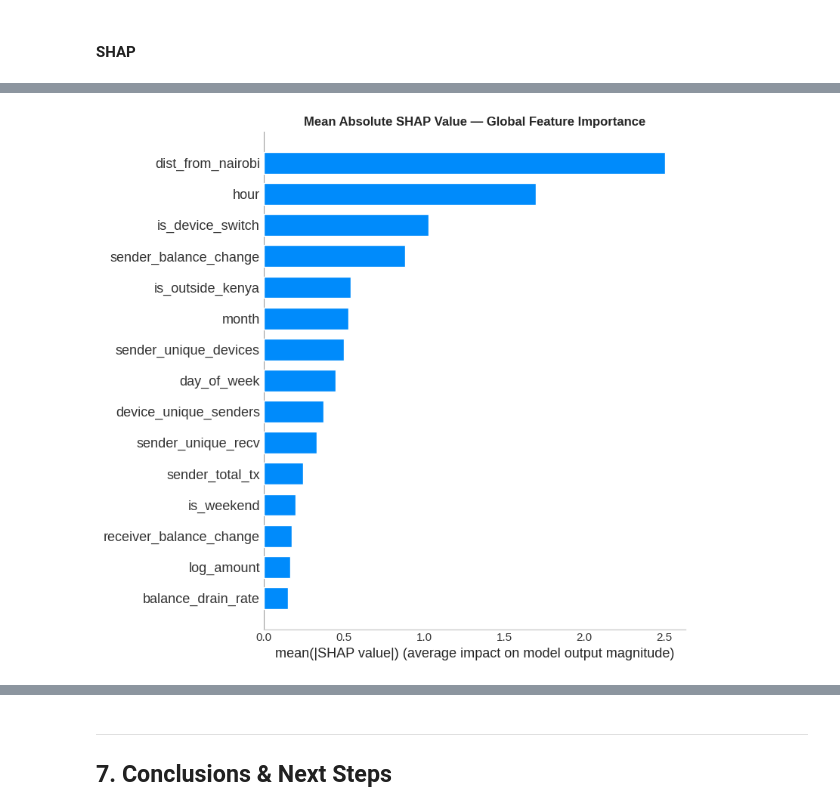
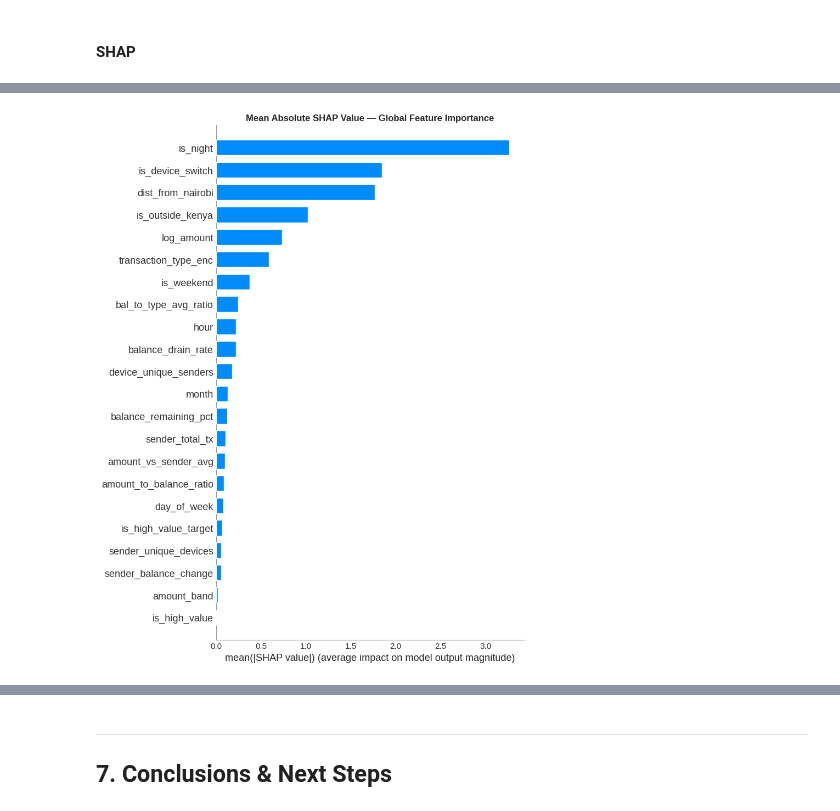
Before and after one commit to minich-code/financial-fraud, a Jupyter notebook: notebooks/starter_template.ipynb, the cells around one changed output, grey strips where cells are left out. Drawn from its saved outputs; the diff is of its cells as text; code cells hidden in the pictures.

```diff
--- a/notebooks/starter_template.ipynb
+++ b/notebooks/starter_template.ipynb
@@ -1716,7 +2839,8 @@ eda_cols_to_drop = [
     'balance_remaining_pct',
     'amount_band',
     'hour', 'day_of_week', 'day_name',
-    'week', 'month', 'date'
+    'week', 'month', 'date', 'age_bucket',
+    'first_tx_date', 'balance_discrepancy', 'receiver_balance_change', 'sender_unique_recv'
 ]
 
 df_clean = df.drop(
@@ -1734,8 +2858,6 @@ Shape: (50000, 14)
 # %% [markdown]
 ### Feature enginnering
 # %%
-# --- 3.8 Master engineer_features() function ---
-
 def engineer_features(df):
     """
     Full feature engineering pipeline — callable on both train and test sets.
@@ -1749,20 +2871,25 @@ def engineer_features(df):
     df = add_geographic_features(df)
     df = add_balance_features(df)
     df = encode_categoricals(df)
+    df = add_balance_context_features(df)
+    df = add_amount_band_features(df)
+    df = add_account_drain_features(df)
 
     drop_cols = [
-        'timestamp', 'sender_id', 'receiver_id', 'device_id', 'transaction_type', 'location_lat', 'location_lon', 'amount', 'sender_balance_before', 'sender_balance_after', 'receiver_balance_before', 'receiver_balance_after',
-
+        'timestamp', 'sender_id', 'receiver_id', 'device_id', 'transaction_type',
+        'location_lat', 'location_lon', 'amount', 'sender_balance_before',
+        'sender_balance_after', 'receiver_balance_before', 'receiver_balance_after',
+        'balance_discrepancy', 'receiver_balance_change', 'sender_unique_recv'
     ]
     df.drop(columns=[c for c in drop_cols if c in df.columns], inplace=True)
 
     return df
 
 
-# Apply to clean training data
+# Apply to training data
 df_featured = engineer_features(df_clean)
 
-print(f"✅ Feature engineering complete")
+print(f"Feature engineering complete")
 print(f"   Shape : {df_featured.shape}")
 print(f"\nFinal features ({df_featured.shape[1]-1}):")
 print([c for c in df_featured.columns if c != 'is_fraud'])
@@ -1875,8 +3074,11 @@ Train/test split complete
 scale_cols = [
     c for c in FEATURE_COLS
     if c not in [
-        'is_night', 'is_weekend', 'is_high_value', 'is_outside_kenya',
-        'is_device_switch', 'balance_discrepancy', 'transaction_type_enc'
+        'amount_to_balance_ratio', 'bal_to_type_avg_ratio', 'sender_total_tx',
+        'hour', 'month', 'day_of_week',          # ← comma was missing here
+        'log_amount', 'amount_vs_sender_avg', 'sender_unique_devices',
+        'dist_from_nairobi', 'device_unique_senders',   # ← duplicate removed
+        'sender_balance_change', 'balance_remaining_pct', 'amount_band'
     ]
 ]
 
@@ -1894,8 +3096,7 @@ joblib.dump(FEATURE_COLS, 'models/feature_cols.joblib')
 
 print(f"Scaling complete")
 print(f"   Scaled {len(scale_cols)} continuous features")
-print(f"   Binary flags left unscaled: is_night, is_weekend, is_high_value,")
-print(f"   is_outside_kenya, is_device_switch, balance_discrepancy, transaction_type_enc")
+print(f"   Binary flags left unscaled: is_night, is_weekend, is_high_value")
 print(f"   Saved → models/scaler.joblib")
 print(f"   Saved → models/feature_cols.joblib")
 # %% [output]
@@ -2725,7 +4380,7 @@ import shap
 explainer   = shap.TreeExplainer(final_model)
 
 X_test_df   = pd.DataFrame(X_test_scaled, columns=MODEL_FEATURE_NAMES)
-shap_sample = X_test_df.sample(500, random_state=42)
+shap_sample = X_test_df.sample(10000, random_state=42)
 shap_values = explainer.shap_values(shap_sample)
 
 # LightGBM binary returns list [class_0, class_1] — we want class_1 (fraud)
@@ -2761,22 +4416,22 @@ plt.show()
 # %%
 # Mean absolute SHAP — cleaner global importance view
 # Confirms feature importance ranking with an model-agnostic method.
 
 shap.summary_plot(
     shap_fraud, shap_sample,
     feature_names=FEATURE_COLS,
     plot_type='bar',
-    max_display=15,
+    max_display=23,
     show=False
 )
 plt.title('Mean Absolute SHAP Value — Global Feature Importance',
           fontweight='bold')
 plt.tight_layout()
 plt.grid(False)
 plt.savefig('outputs/shap_bar.png', dpi=150, bbox_inches='tight')
 plt.show()
 # %% [output]
-[figure, old version]
+[figure, new version]
 # %%
 # --- 6.3 Interpretation Narrative ---
 # Computed from SHAP mean absolute values for objectivity
```
Also changed, not shown: parts of 211 cells of this notebook, 12 other files.
